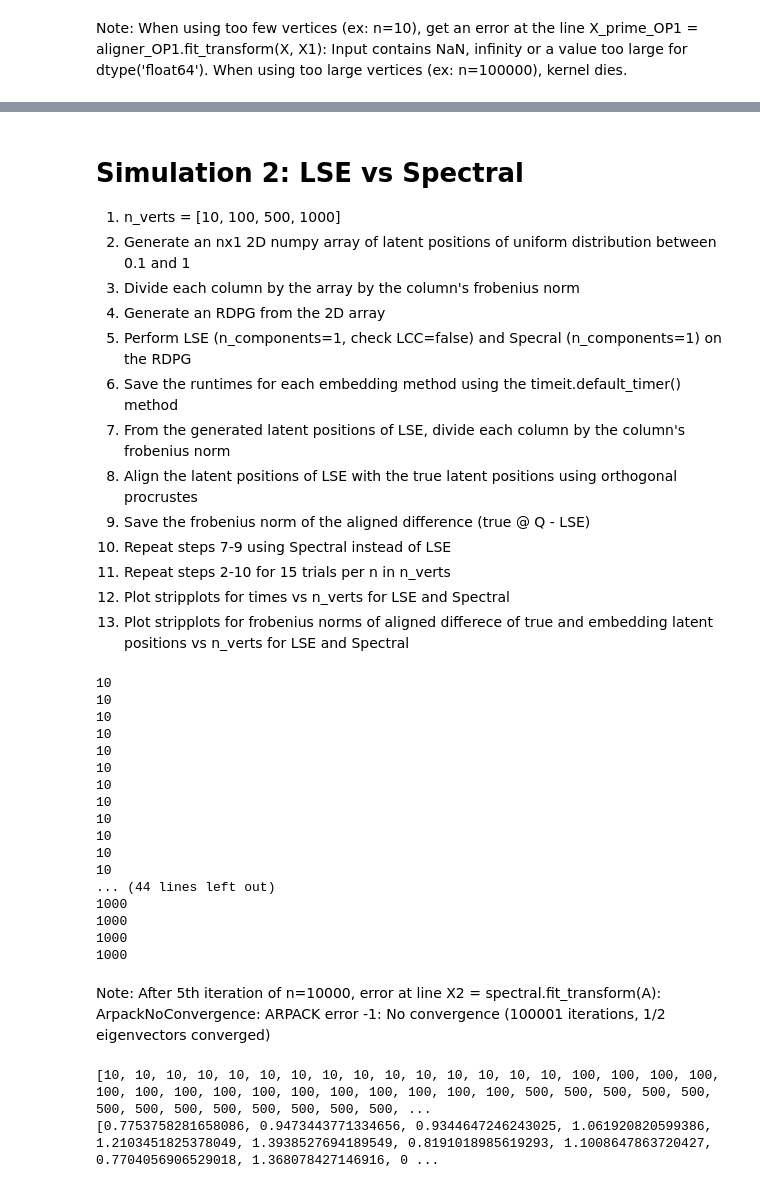
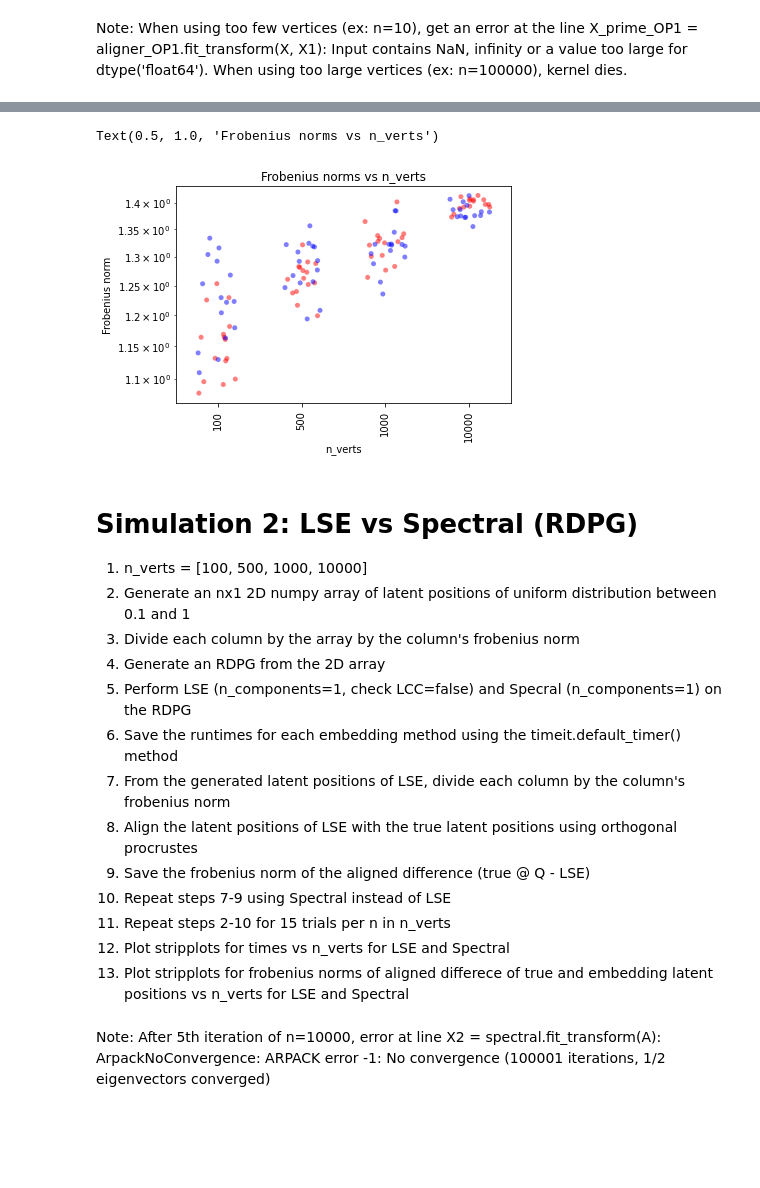
Before and after one commit to neurodata/notebooks, a Jupyter notebook: _notebooks/2021-05-04-spectral-svd.ipynb, the cells around one changed output, grey strips where cells are left out. Saved outputs shown, nothing was run; the diff lists cells and outputs as text; code cells hidden in the pictures; blank space fills up the shorter version.

```diff
--- a/_notebooks/2021-05-04-spectral-svd.ipynb
+++ b/_notebooks/2021-05-04-spectral-svd.ipynb
@@ -179,0 +217,3 @@ plt.savefig('normsASESVD_vs_n_verts.png')
+# %%
+norms_ASE_dict = {"norms_ASE": norms_ASE, "n_verts": total_verts}
+df_norms_ASE = pd.DataFrame(data = norms_ASE_dict)
@@ -179,0 +223,3 @@ plt.savefig('normsASESVD_vs_n_verts.png')
+# %%
+norms_SVD_dict = {"norms_SVD": norms_SVD, "n_verts": total_verts}
+df_norms_SVD = pd.DataFrame(data = norms_SVD_dict)
@@ -180,7 +253,34 @@ plt.savefig('normsASESVD_vs_n_verts.png')
+# %%
+ax1 = sns.stripplot(data=df_norms_ASE,
+    x="n_verts",
+    y="norms_ASE",
+    jitter = 0.25,
+    alpha = 0.5,
+    size=5,
+    color='red'
+)
+
+ax2 = sns.stripplot(data=df_norms_SVD,
+    x="n_verts",
+    y="norms_SVD",
+    jitter = 0.25,
+    alpha = 0.5,
+    size=5,
+    color='blue'
+)
+ax1.set_yscale('log')
+plt.xticks(rotation='vertical')
+plt.ylabel('Frobenius norm')
+plt.title("Frobenius norms vs n_verts")
+
+#plt.savefig('csrnormsASESVD_vs_n_verts.png')
+# %% [output]
+Text(0.5, 1.0, 'Frobenius norms vs n_verts')
+[figure, added]
 # %% [markdown]
-# Simulation 2: LSE vs Spectral
+# Simulation 2: LSE vs Spectral (RDPG)
 
-1. n_verts = [10, 100, 500, 1000]
+1. n_verts = [100, 500, 1000, 10000]
 2. Generate an nx1 2D numpy array of latent positions of uniform distribution between 0.1 and 1
 3. Divide each column by the array by the column's frobenius norm
 4. Generate an RDPG from the 2D array
@@ -241,34 +341,8 @@ for n in n_verts:
         Q2 = aligner_OP2.Q_
         norm_Spectral = np.linalg.norm(X@Q2-X2, ord='fro')
         norms_Spectral.append(norm_LSE)
-
-        print(n)
-# %% [output]
-10
-10
-10
-10
-10
-10
-10
-10
-10
-10
-10
-10
-... (44 lines left out)
-1000
-1000
-1000
-1000
 # %% [markdown]
 Note: After 5th iteration of n=10000, error at line X2 = spectral.fit_transform(A): ArpackNoConvergence: ARPACK error -1: No convergence (100001 iterations, 1/2 eigenvectors converged)
-# %%
-print(total_verts)
-print(norms_LSE)
-# %% [output]
-[10, 10, 10, 10, 10, 10, 10, 10, 10, 10, 10, 10, 10, 10, 10, 100, 100, 100, 100, 100, 100, 100, 100, 100, 100, 100, 100, 100, 100, 100, 500, 500, 500, 500, 500, 500, 500, 500, 500, 500, 500, 500, 500, ...
-[0.7753758281658086, 0.9473443771334656, 0.9344647246243025, 1.061920820599386, 1.2103451825378049, 1.3938527694189549, 0.8191018985619293, 1.1008647863720427, 0.7704056906529018, 1.368078427146916, 0 ...
 # %%
 time_LSE_dict = {"time_LSE": time_LSE, "n_verts": total_verts}
 df_time_LSE = pd.DataFrame(data = time_LSE_dict)
```
Also changed, not shown: parts of 23 cells of this notebook.
